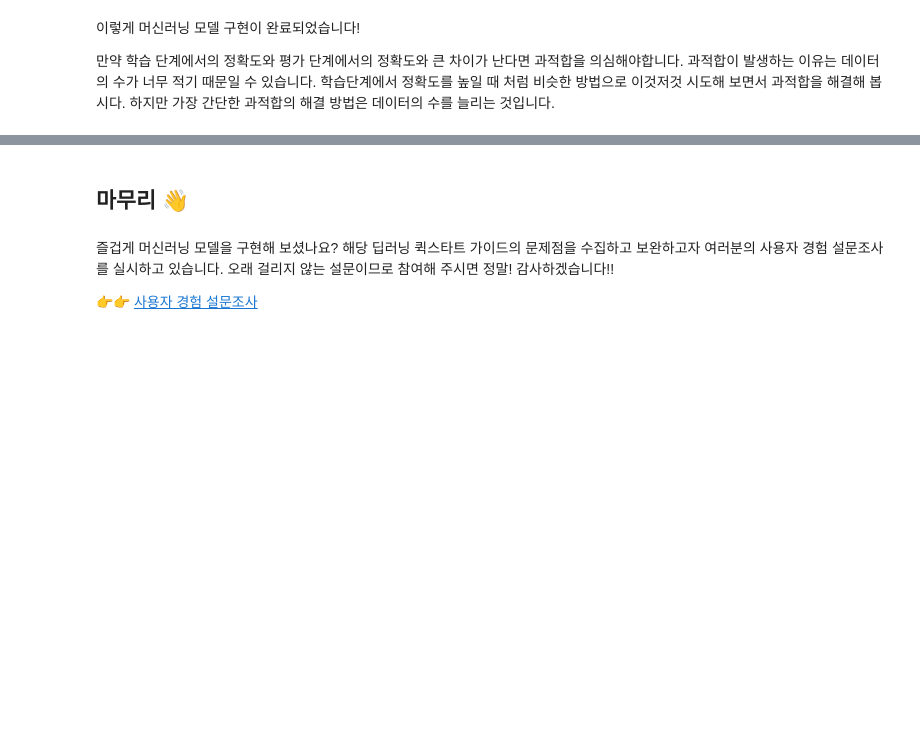
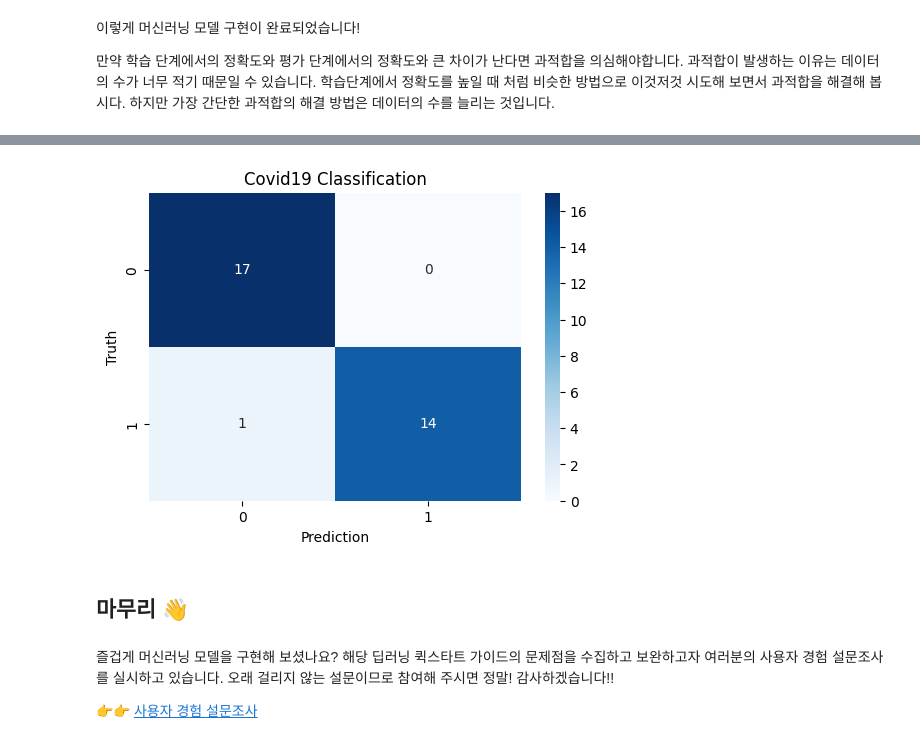
Before and after one commit to LUPRWEST/machine-learning, a Jupyter notebook: deep_learning_quick_start_guide.ipynb, the cells around one changed output, grey strips where cells are left out. Drawn from its saved outputs; the diff is of its cells as text; code cells hidden in the pictures; blank space fills up the shorter version.

```diff
--- a/deep_learning_quick_start_guide.ipynb
+++ b/deep_learning_quick_start_guide.ipynb
@@ -262,6 +291,6 @@ history = model.fit(train_set, validation_data = test_set, epochs = ###, callbac
 
 *팁: 모델을 학습시킬 때 시간을 효율적으로 쓰기 위해서 GPU로 설정을 바꾸는 것이 좋습니다. 상단의 런타임 > 런타임 유형으로 들어가면 바꿀 수 있습니다. 하지만 GPU를 너무 많이 사용할 경우에는(별로 없긴 합니다만)GPU사용이 불가할 수 있으니 주의해 주세요.*
 # %%
-# model training
+# [실습] 모델 훈련시키기
 
-history = model.fit(train_set, epochs = ###)
+history = model.fit(train_set, epochs = 10)
@@ -268,8 +318,8 @@ history = model.fit(train_set, epochs = ###)
 # %%
 # model training (early stop)
 
-early_stop = keras.callbacks.EarlyStopping(monitor='val_loss', patience=10)
-history = model.fit(train_set, validation_data = test_set, epochs = ###, callbacks=[early_stop])
+# early_stop = keras.callbacks.EarlyStopping(monitor='val_loss', patience=10)
+# history = model.fit(train_set, validation_data = test_set, epochs = 10, callbacks=[early_stop])
 # %% [markdown]
 정확도(acc)가 너무 적게 나올 수 있습니다. 다양한 방법을 시도하면서 최고의 정확도를 찾아봅시다.
 
@@ -311,3 +368,6 @@ print(test_acc)
 
 만약 학습 단계에서의 정확도와 평가 단계에서의 정확도와 큰 차이가 난다면 과적합을 의심해야합니다.
 과적합이 발생하는 이유는 데이터의 수가 너무 적기 때문일 수 있습니다. 학습단계에서 정확도를 높일 때 처럼 비슷한 방법으로 이것저것 시도해 보면서 과적합을 해결해 봅시다. 하지만 가장 간단한 과적합의 해결 방법은 데이터의 수를 늘리는 것입니다.
+# %%
+# test_set 을 특성값,  레이블값(test_labels)으로 구분
+test_data, test_labels = test_set.next()
@@ -313,0 +404,3 @@ print(test_acc)
+# %%
+# [실습] 테스트 값으로 예측
+pred = model.predict(test_data)
@@ -313,0 +429,26 @@ print(test_acc)
+# %%
+import numpy as np
+from sklearn.metrics import confusion_matrix
+import matplotlib.pyplot as plt
+import seaborn as sns
+
+# [실습] 예측(pred)값들 중 가장 큰 인덱스값을 predictions에 저장하기
+pred_ls = np.argmax(pred, axis=1)
+test_ls = np.argmax(test_labels, axis=1)
+
+# [실습]  혼동행렬 계산
+conf = confusion_matrix(test_ls, pred_ls, labels=[0, 1])
+
+# [실습]  혼동행렬 그래프 그리기
+plt.figure(figsize=(6, 4))
+ax = sns.heatmap(conf, annot=True, cmap="Blues")
+
+# 그래프 제목, 축 제목 설정
+plt.title("Covid19 Classification")
+plt.xlabel("Prediction")
+plt.ylabel("Truth")
+
+# 그래프 출력
+plt.show()
+# %% [output]
+[figure, added]
```
Also changed, not shown: parts of 18 cells of this notebook.
